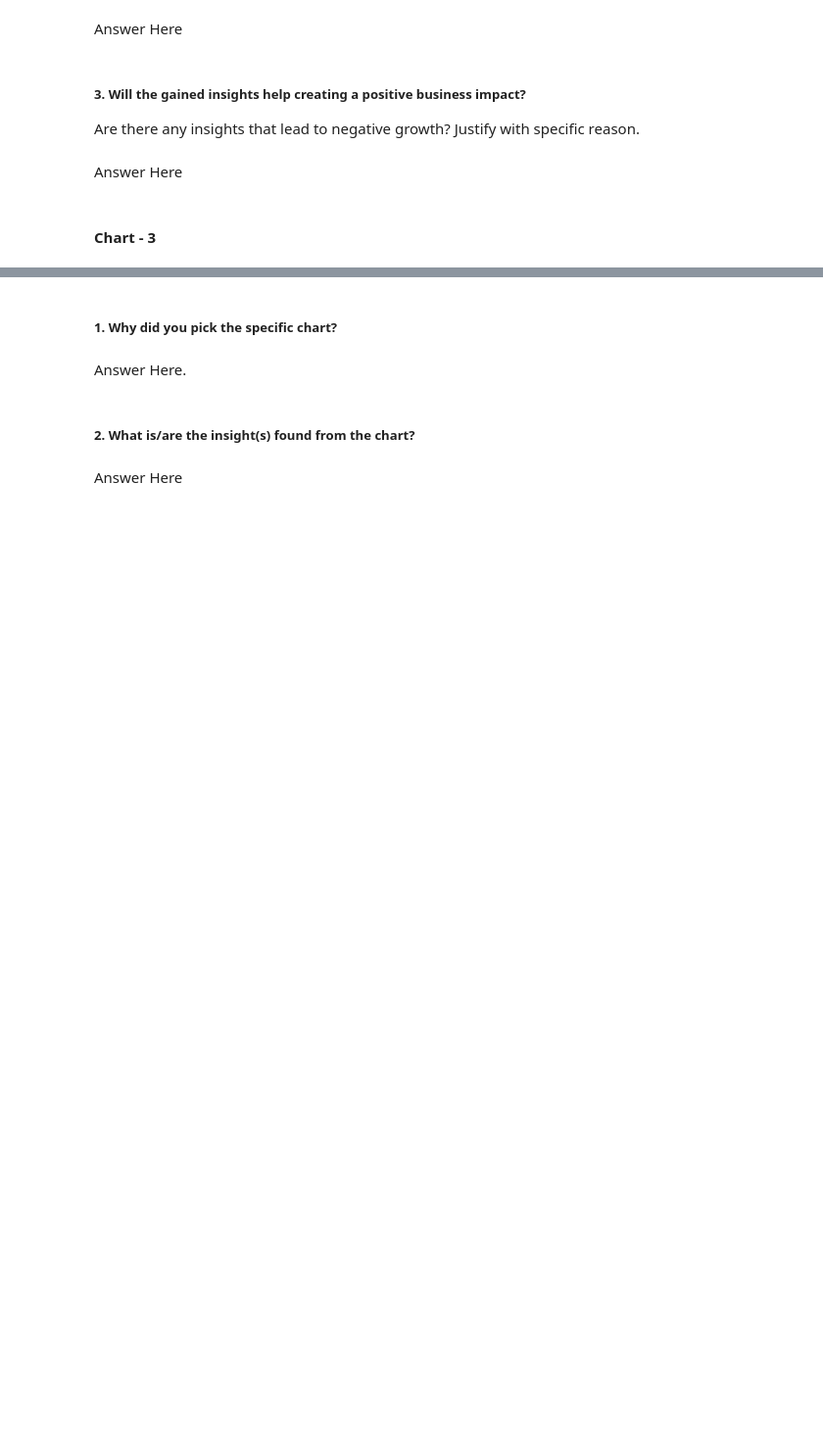
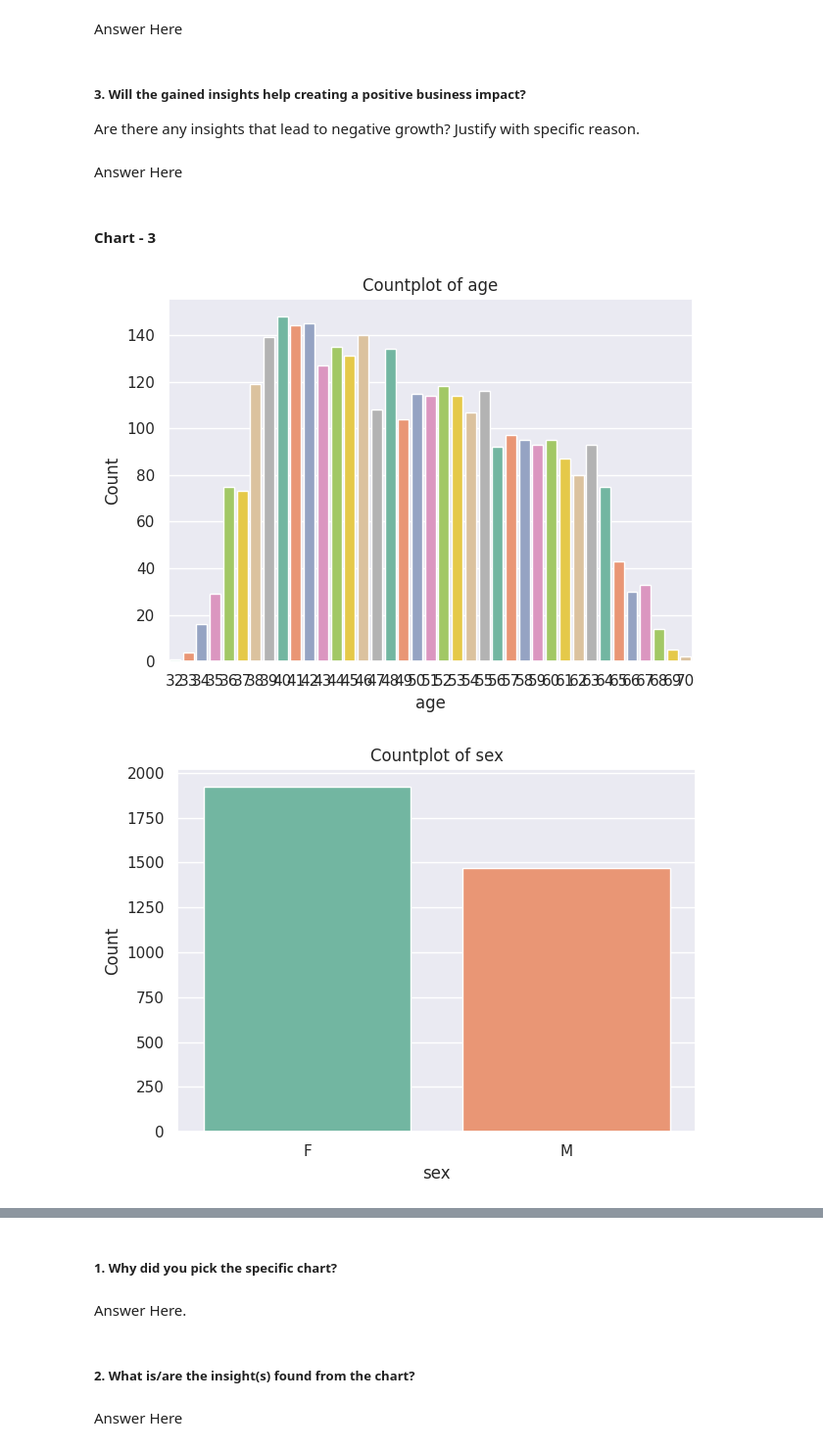
Before and after one commit to hitcaff/Cardiovascular_Risk_Prediction, a Jupyter notebook: Hitesh_Srivastava__Cardiovascular_Risk_Prediction.ipynb, the cells around one changed output, grey strips where cells are left out. Shown at 98% size. Cells and saved outputs as stored; diff of their text form; code cells hidden in the pictures; blank space fills up the shorter version.

```diff
--- a/Hitesh_Srivastava__Cardiovascular_Risk_Prediction.ipynb
+++ b/Hitesh_Srivastava__Cardiovascular_Risk_Prediction.ipynb
@@ -382,0 +424,13 @@ Answer Here
+# %%
+# Chart - 3 visualization code
+
+for feature in categorical_features:
+    sns.countplot(data=crp_df, x=feature, palette="Set2")
+    plt.xlabel(feature)
+    plt.ylabel("Count")
+    plt.title(f"Countplot of {feature}")
+    plt.tight_layout()
+    plt.show()
+# %% [output]
+[figure, added]
+[figure, added]
```
Also changed, not shown: parts of 16 cells of this notebook.
